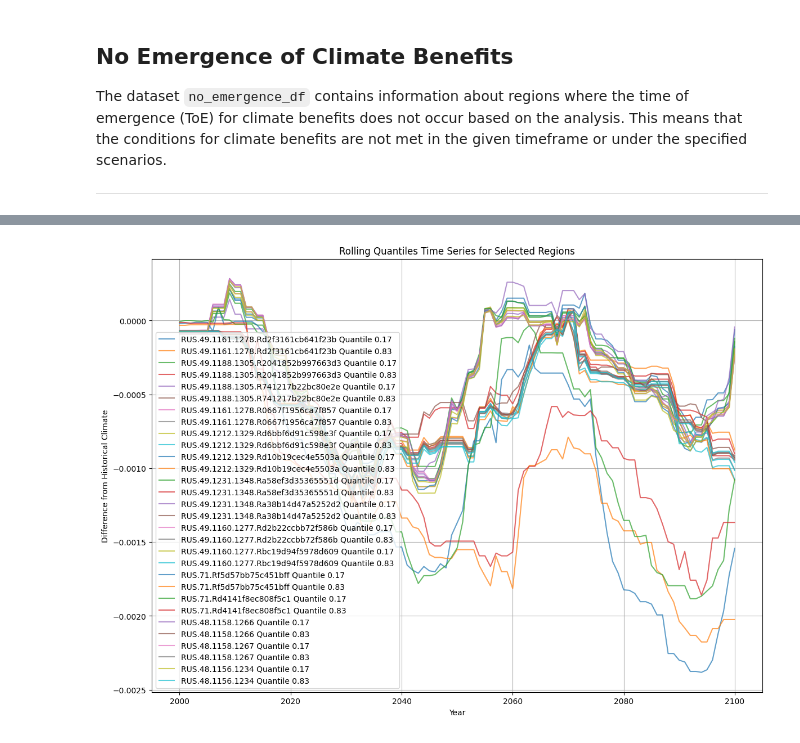
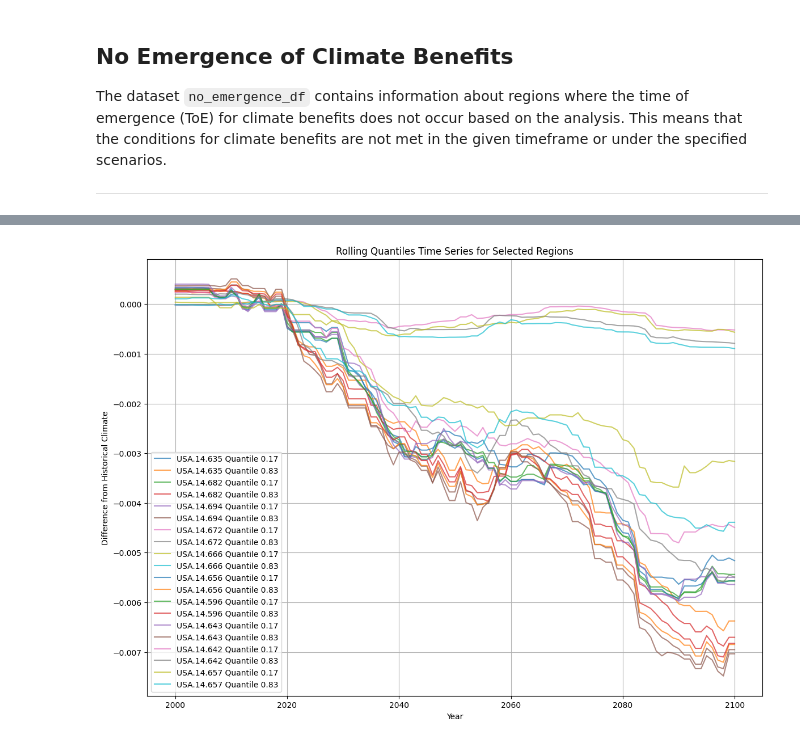
Before and after one commit to DanBlancoRutgers/Mortality_Project, a Jupyter notebook: notebooks/ToE_Project_Final.ipynb, the cells around one changed output, grey strips where cells are left out. Drawn from its saved outputs; the diff is of its cells as text; code cells hidden in the pictures.

```diff
--- a/notebooks/ToE_Project_Final.ipynb
+++ b/notebooks/ToE_Project_Final.ipynb
@@ -233,7 +243,7 @@ In this section, we demonstrate how to use the previously defined functions to o
 ---
 # %%
 # Example usage:
-mortality_file = 'fn_none'
+mortality_file = 'fn_full'
 rcp = 'rcp85'
 iam = 'low'
 ssp = 'SSP3'
@@ -247,6 +257,6 @@ histclim_file_path = get_histclim_file_path(histclim_dat_dir, rcp, iam, ssp, his
 
 print("File path:", mortality_file_path, "Econ file path:", econ_file_path, "Histclim file path:", histclim_file_path)
 
-
+### have something to run this in command line
 #This function `get_file_path()` takes the data directory path, RCP, uncertainty range, and the specific file name as input parameters. It constructs the file path based on the inputs and returns it. You can call this function with different parameters to get the paths for different files.
 # %% [output]
@@ -1163,7 +1416,7 @@ import xarray as xr
 import matplotlib.pyplot as plt
 
 # Define user input region codes
-user_region_codes = ['AUS', 'RUS']  # Add more codes as needed
+user_region_codes = ['AUS', 'USA.14']  # Add more codes as needed
 
 # Filter dataset for the given regions
 filtered_ds = ds.sel(region=[code for code in ds.region.values if any(code.startswith(region) for region in user_region_codes)])
@@ -1174,32 +1427,32 @@ histclim_rolling_quantiles = ds_histclim["rebased"].rolling({"year": window_n},
 
 # Compute the difference
 simple_difference_rolling_quantiles = rolling_quantiles - histclim_rolling_quantiles
 
 # Define number of regions to plot
-num_regions_to_plot = 15
+num_regions_to_plot = 10
 
 # Create a figure for plotting
 fig, ax = plt.subplots(figsize=(14, 10))
 
 # Get the first `num_regions_to_plot` regions for plotting
 for region_code in filtered_ds.region.values[:num_regions_to_plot]:
     region_data = simple_difference_rolling_quantiles.sel(region=region_code)
 
     # Plotting each quantile
     for quantile in [quantile_low, quantile_high]:
         ax.plot(region_data['year'], region_data.sel(quantile=quantile), label=f'{region_code} Quantile {quantile}', alpha=0.7)
 
 # Plot mean and median if required
 # For example: ax.plot(...)
 
 # Customize plot
 ax.set_title('Rolling Quantiles Time Series for Selected Regions')
 ax.set_xlabel('Year')
 ax.set_ylabel('Difference from Historical Climate')
 ax.legend()
 ax.grid(True)
 
 # Show plot
 plt.show()
 # %% [output]
-[figure, old version]
+[figure, new version]
```
Also changed, not shown: parts of 51 cells of this notebook, 4 other files.
